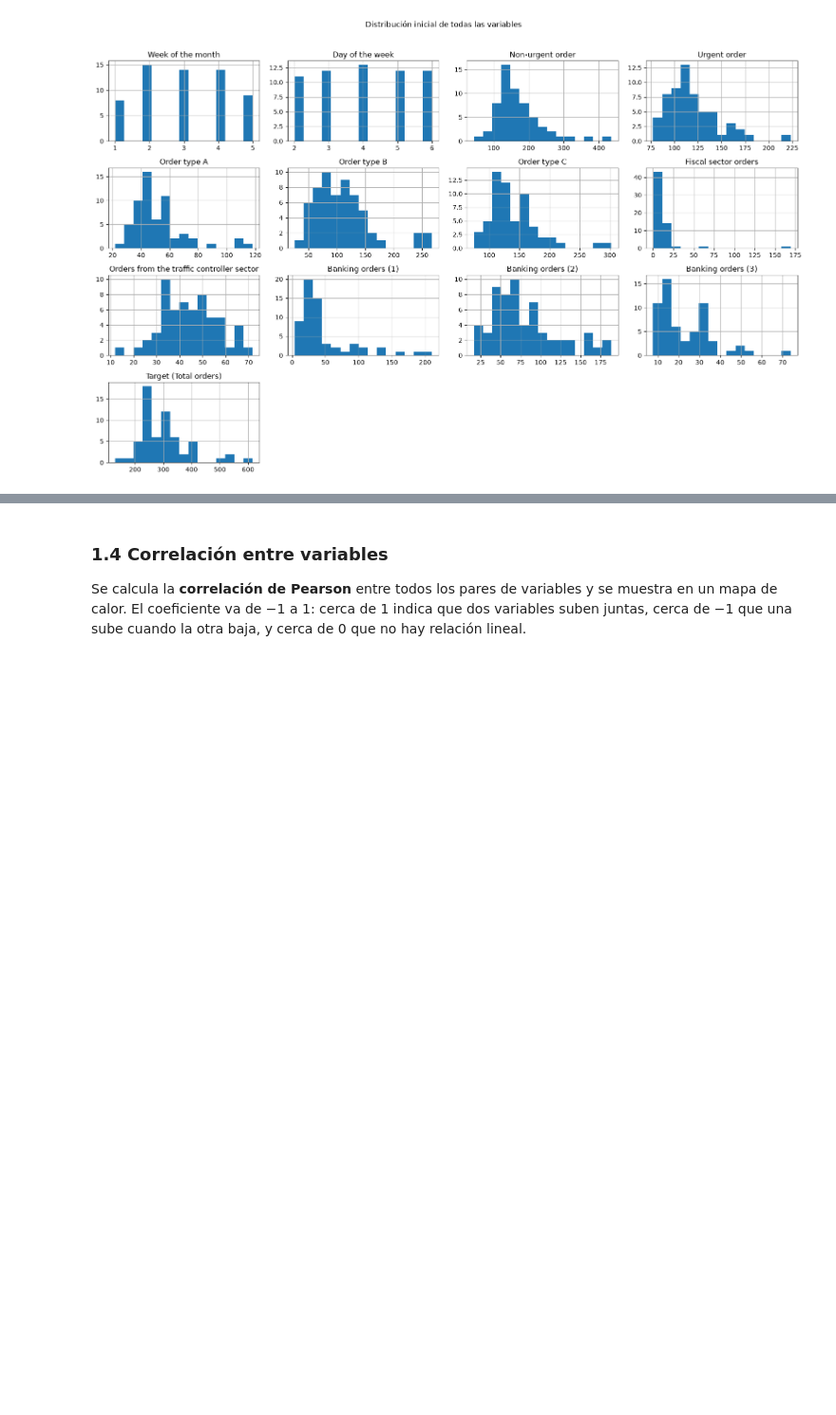
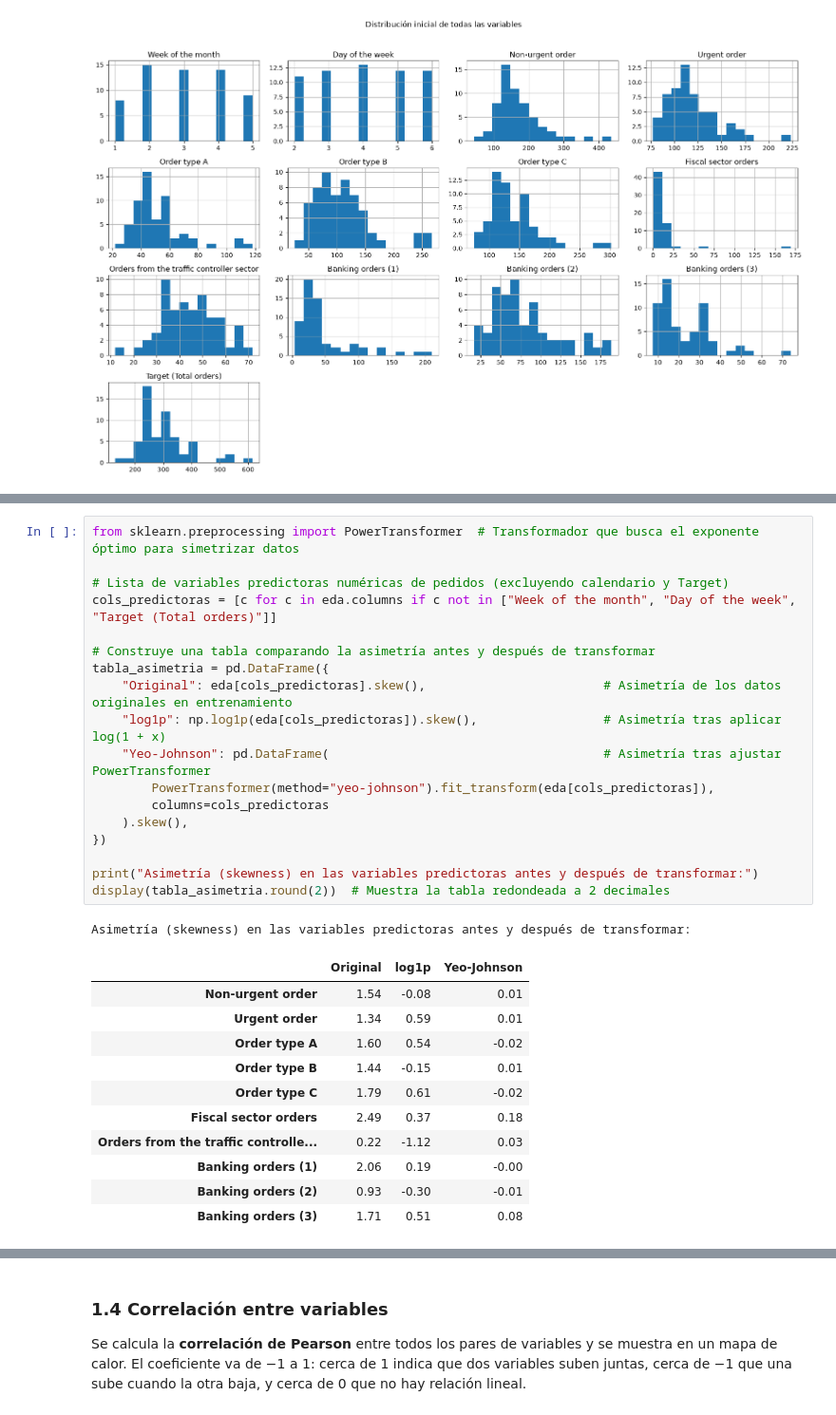
Before and after one commit to tdavidvergara/regresion-lineal-machine-learning, a Jupyter notebook: EDA_Regresion_Demanda.ipynb, the cells around one changed output, grey strips where cells are left out. Shown at 95% size. Saved outputs shown, nothing was run; the diff lists cells and outputs as text; blank space fills up the shorter version.

Commit message:
Asimetria y transformaciones

```diff
--- a/EDA_Regresion_Demanda.ipynb
+++ b/EDA_Regresion_Demanda.ipynb
@@ -182,0 +243,31 @@ Estos valores extremos se analizan en la sección de outliers.
+# %%
+from sklearn.preprocessing import PowerTransformer  # Transformador que busca el exponente óptimo para simetrizar datos
+
+# Lista de variables predictoras numéricas de pedidos (excluyendo calendario y Target)
+cols_predictoras = [c for c in eda.columns if c not in ["Week of the month", "Day of the week", "Target (Total orders)"]]
+
+# Construye una tabla comparando la asimetría antes y después de transformar
+tabla_asimetria = pd.DataFrame({
+    "Original": eda[cols_predictoras].skew(),                        # Asimetría de los datos originales en entrenamiento
+    "log1p": np.log1p(eda[cols_predictoras]).skew(),                 # Asimetría tras aplicar log(1 + x)
+    "Yeo-Johnson": pd.DataFrame(                                     # Asimetría tras ajustar PowerTransformer
+        PowerTransformer(method="yeo-johnson").fit_transform(eda[cols_predictoras]),
+        columns=cols_predictoras
+    ).skew(),
+})
+
+print("Asimetría (skewness) en las variables predictoras antes y después de transformar:")
+display(tabla_asimetria.round(2))  # Muestra la tabla redondeada a 2 decimales
+# %% [output]
+Asimetría (skewness) en las variables predictoras antes y después de transformar:
+|  | Original | log1p | Yeo-Johnson |
+| Non-urgent order | 1.54 | -0.08 | 0.01 |
+| Urgent order | 1.34 | 0.59 | 0.01 |
+| Order type A | 1.60 | 0.54 | -0.02 |
+| Order type B | 1.44 | -0.15 | 0.01 |
+| Order type C | 1.79 | 0.61 | -0.02 |
+| Fiscal sector orders | 2.49 | 0.37 | 0.18 |
+| Orders from the traffic controlle... | 0.22 | -1.12 | 0.03 |
+| Banking orders (1) | 2.06 | 0.19 | -0.00 |
+| Banking orders (2) | 0.93 | -0.30 | -0.01 |
+| Banking orders (3) | 1.71 | 0.51 | 0.08 |
```
Also changed, not shown: parts of 11 cells of this notebook, 1 other file.
